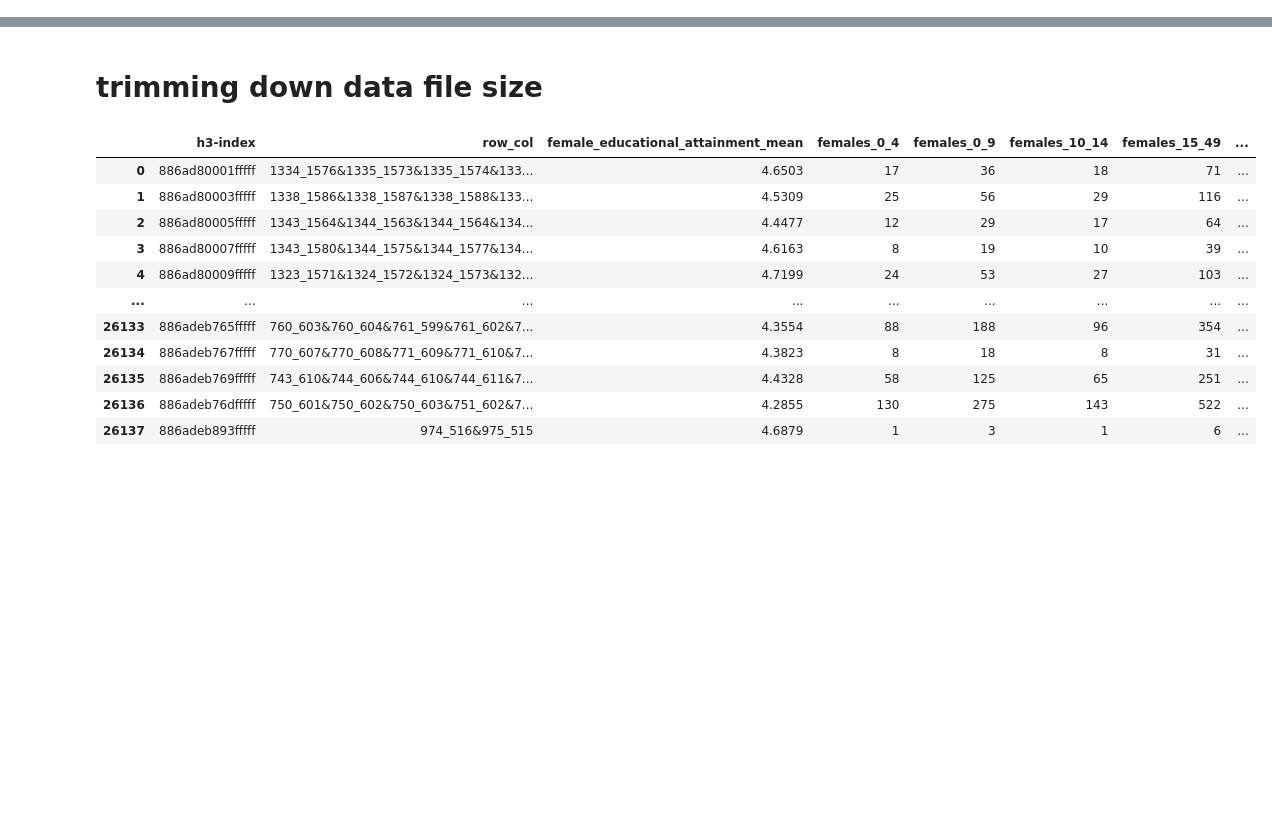
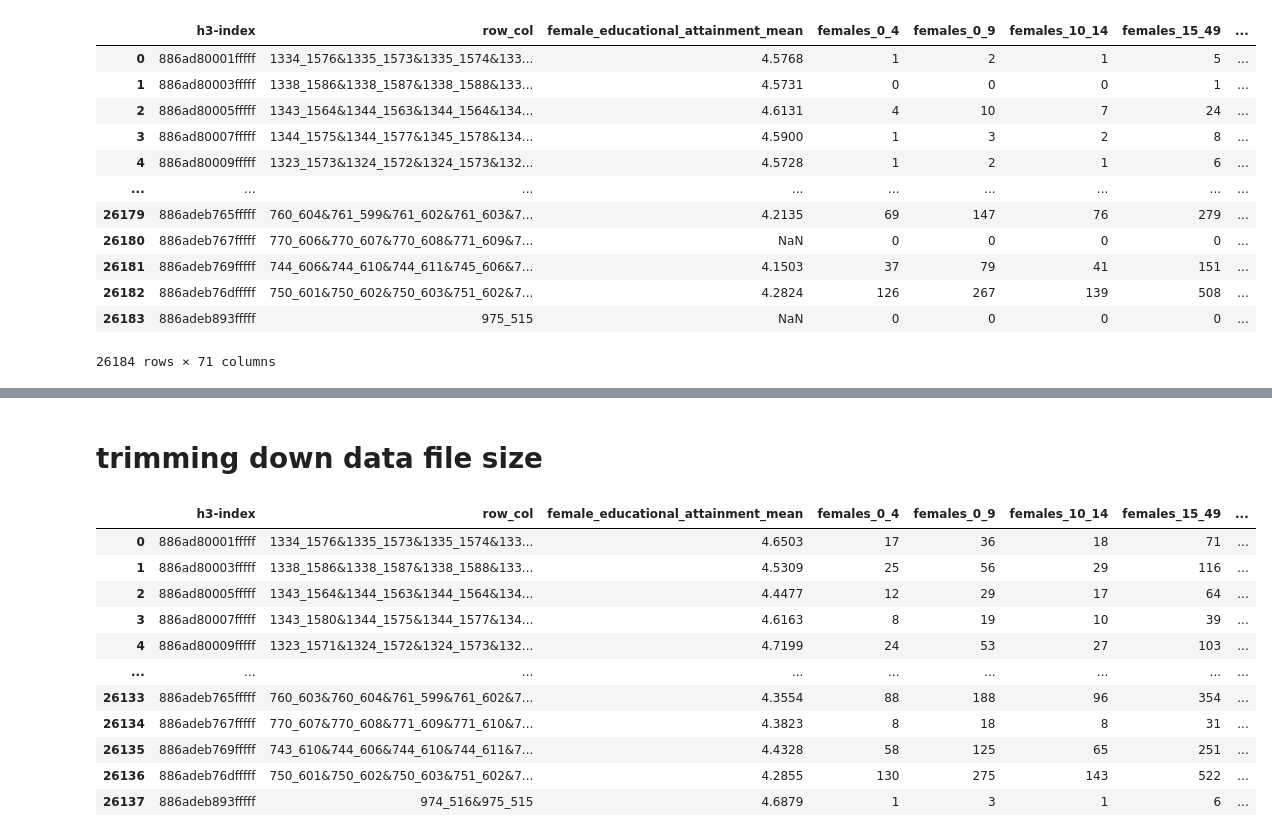
Before and after one commit to bridgestoprosperity/fika-map, a Jupyter notebook: data-prep/impact-data.ipynb, the cells around one changed output, grey strips where cells are left out. Saved outputs shown, nothing was run; the diff lists cells and outputs as text; code cells hidden in the pictures; blank space fills up the shorter version.

```diff
--- a/data-prep/impact-data.ipynb
+++ b/data-prep/impact-data.ipynb
@@ -5,3 +6,18 @@ import numpy as np
 # %%
-hex_proof = gpd.read_file('./synced-data/rwa_travel_time_hex-8.geojson')
-hex = hex_proof.copy()
+hex_proof = gpd.read_file('./unsynced-data/rwanda/rwa_travel_time_hex-8-staging.geojson')
+hex_data = hex_proof.copy()
+hex_data
+# %% [output]
+|  | h3-index | row_col | female_educational_attainment_mean | females_0_4 | females_0_9 | females_10_14 | females_15_49 | ... |
+| 0 | 886ad80001fffff | 1334_1576&1335_1573&1335_1574&133... | 4.5768 | 1 | 2 | 1 | 5 | ... |
+| 1 | 886ad80003fffff | 1338_1586&1338_1587&1338_1588&133... | 4.5731 | 0 | 0 | 0 | 1 | ... |
+| 2 | 886ad80005fffff | 1343_1564&1344_1563&1344_1564&134... | 4.6131 | 4 | 10 | 7 | 24 | ... |
+| 3 | 886ad80007fffff | 1344_1575&1344_1577&1345_1578&134... | 4.5900 | 1 | 3 | 2 | 8 | ... |
+| 4 | 886ad80009fffff | 1323_1573&1324_1572&1324_1573&132... | 4.5728 | 1 | 2 | 1 | 6 | ... |
+| ... | ... | ... | ... | ... | ... | ... | ... | ... |
+| 26179 | 886adeb765fffff | 760_604&761_599&761_602&761_603&7... | 4.2135 | 69 | 147 | 76 | 279 | ... |
+| 26180 | 886adeb767fffff | 770_606&770_607&770_608&771_609&7... | NaN | 0 | 0 | 0 | 0 | ... |
+| 26181 | 886adeb769fffff | 744_606&744_610&744_611&745_606&7... | 4.1503 | 37 | 79 | 41 | 151 | ... |
+| 26182 | 886adeb76dfffff | 750_601&750_602&750_603&751_602&7... | 4.2824 | 126 | 267 | 139 | 508 | ... |
+| 26183 | 886adeb893fffff | 975_515 | NaN | 0 | 0 | 0 | 0 | ... |
+26184 rows × 71 columns
```
Also changed, not shown: parts of 9 cells of this notebook, 7 other files.
